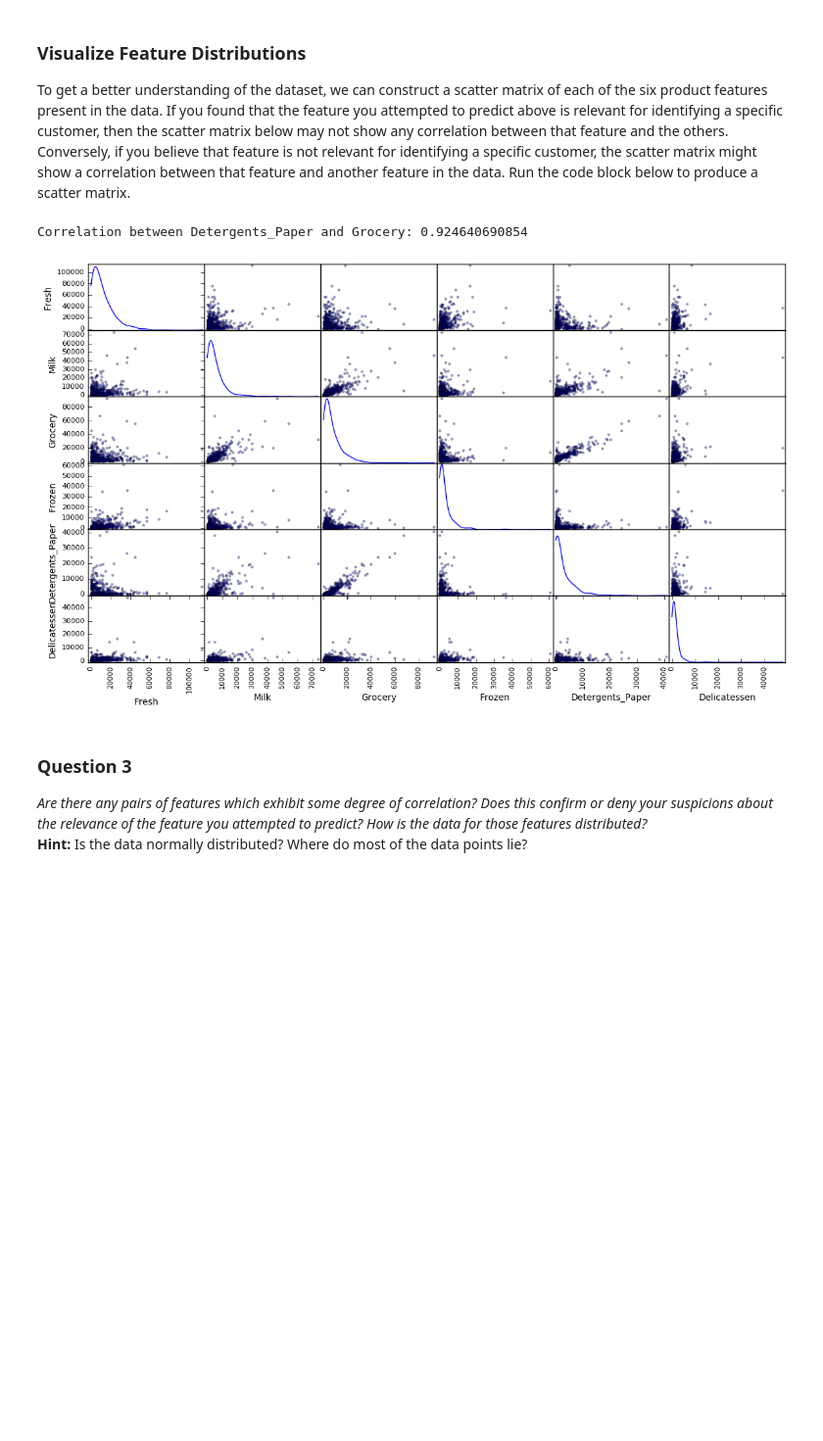
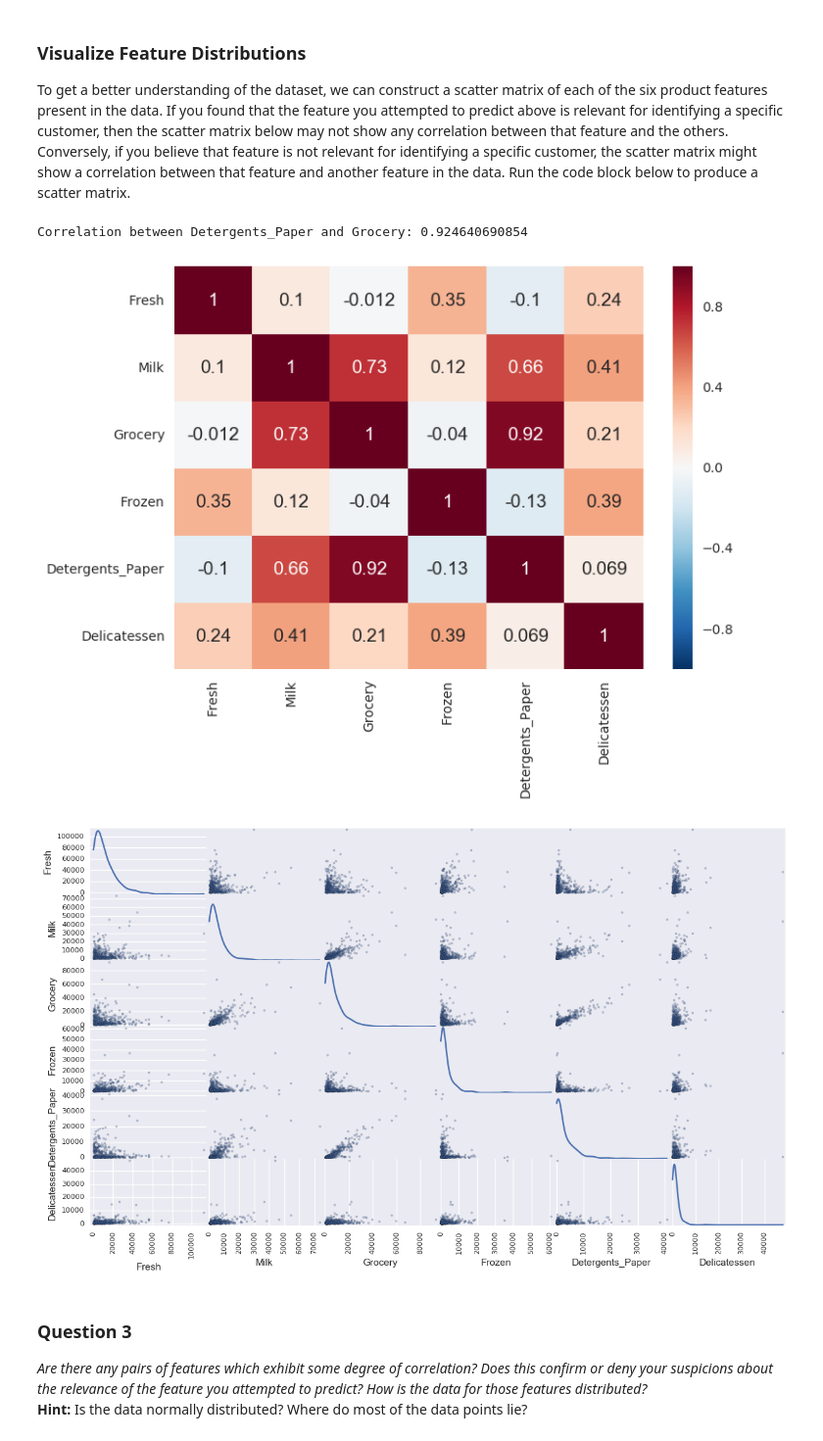
Before and after one commit to CarlosUdacity/nanodegree-projects, a Jupyter notebook: machine-learning/customer_segments/customer_segments.ipynb, the cells around one changed output. Shown at 98% size. Drawn from its saved outputs; the diff is of its cells as text; code cells hidden in the pictures; blank space fills up the shorter version.

```diff
--- a/machine-learning/customer_segments/customer_segments.ipynb
+++ b/machine-learning/customer_segments/customer_segments.ipynb
@@ -145,14 +145,18 @@ Removing any feature and trying to predict it won't generate a good representati
 ### Visualize Feature Distributions
 To get a better understanding of the dataset, we can construct a scatter matrix of each of the six product features present in the data. If you found that the feature you attempted to predict above is relevant for identifying a specific customer, then the scatter matrix below may not show any correlation between that feature and the others. Conversely, if you believe that feature is not relevant for identifying a specific customer, the scatter matrix might show a correlation between that feature and another feature in the data. Run the code block below to produce a scatter matrix.
 # %%
+import seaborn as sns
+sns.heatmap(data.corr(), annot=True, annot_kws={'fontsize': 14});
+
 # Produce a scatter matrix for each pair of features in the data
 pd.scatter_matrix(data, alpha = 0.3, figsize = (14,8), diagonal = 'kde');
 
 from scipy.stats.stats import pearsonr
 print "\nCorrelation between Detergents_Paper and Grocery: {}".format(pearsonr(data['Detergents_Paper'], data['Grocery'])[0])
 # %% [output]
 Correlation between Detergents_Paper and Grocery: 0.924640690854
-[figure, old version]
+[figure, new version]
+[figure, added]
 # %% [markdown]
 ### Question 3
 *Are there any pairs of features which exhibit some degree of correlation? Does this confirm or deny your suspicions about the relevance of the feature you attempted to predict? How is the data for those features distributed?*
```
Also changed, not shown: parts of 17 cells of this notebook, 1 other file.
